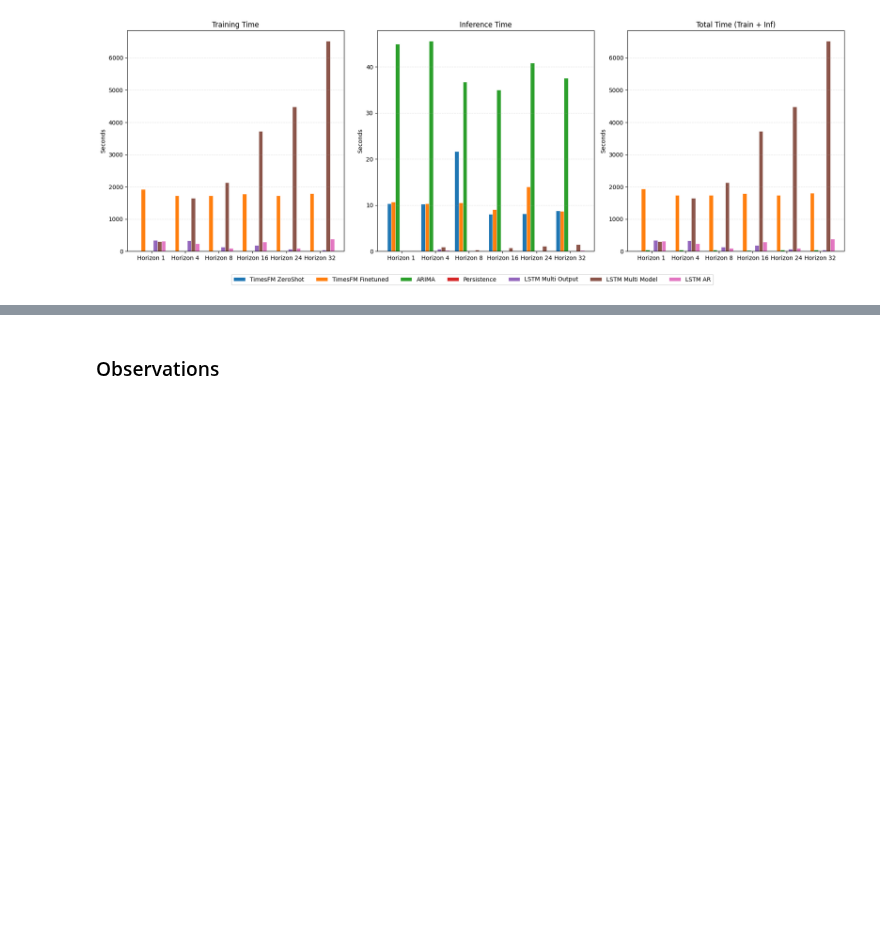
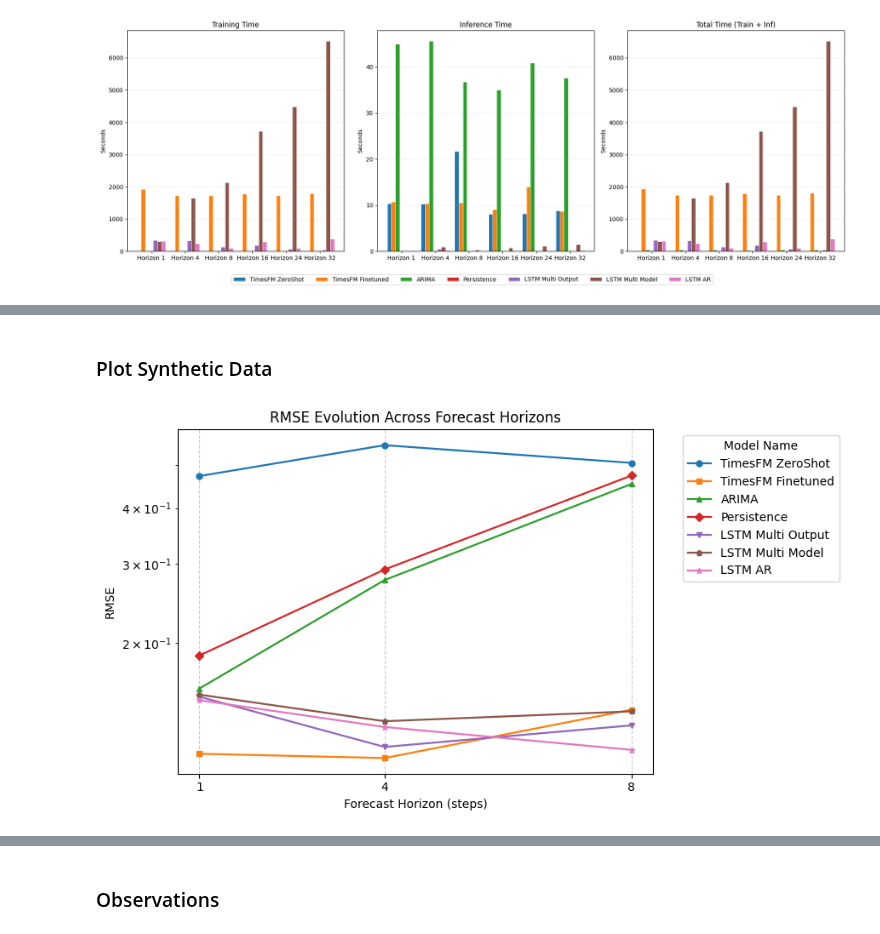
Before and after one commit to luciacasass/UAM_TFM, a Jupyter notebook: finetune_timesfm_folder/finetune_ex.ipynb, the cells around one changed output, grey strips where cells are left out. Saved outputs shown, nothing was run; the diff lists cells and outputs as text; code cells hidden in the pictures; blank space fills up the shorter version.

```diff
--- a/finetune_timesfm_folder/finetune_ex.ipynb
+++ b/finetune_timesfm_folder/finetune_ex.ipynb
@@ -314,0 +399,47 @@ plt.show()
+# %% [markdown]
+### Plot Synthetic Data
+# %%
+with open("synth_metrics_results_2026-02-02.json", "r") as f:
+    data = json.load(f)
+
+all_results = data["experiments"]
+filtered_results = [
+    exp for exp in all_results
+    if exp["context_length"] == 256
+]
+
+session_results = {}
+
+for exp in filtered_results:
+    h = exp["horizon"]
+    session_results[f"horizon_{h}"] = exp["metrics"]
+
+horizon_keys = list(session_results.keys())
+horizons = [int(x.split('_')[-1]) for x in horizon_keys]
+models = list(session_results[horizon_keys[0]].keys())
+
+rmse_evolution = {model: [session_results[h_key][model]['RMSE'] for h_key in horizon_keys] for model in models}
+
+plt.figure(figsize=(9, 5))
+markers = ['o', 's', '^', 'D', 'v', 'p', '*']
+
+for i, model in enumerate(models):
+    plt.plot(horizons, rmse_evolution[model],
+             marker=markers[i % len(markers)],
+             label=model,
+             linewidth=1.6,
+             markersize=5)
+
+plt.title('RMSE Evolution Across Forecast Horizons')
+plt.xlabel('Forecast Horizon (steps)')
+plt.ylabel('RMSE')
+plt.yscale('log')
+plt.xticks(horizons)
+plt.grid(True, linestyle='--', alpha=0.6)
+plt.legend(title='Model Name', bbox_to_anchor=(1.05, 1), loc='upper left')
+
+plt.tight_layout()
+plt.savefig('rmse_evolution.png')
+plt.show()
+# %% [output]
+[figure, added]
```
Also changed, not shown: parts of 8 cells of this notebook.
